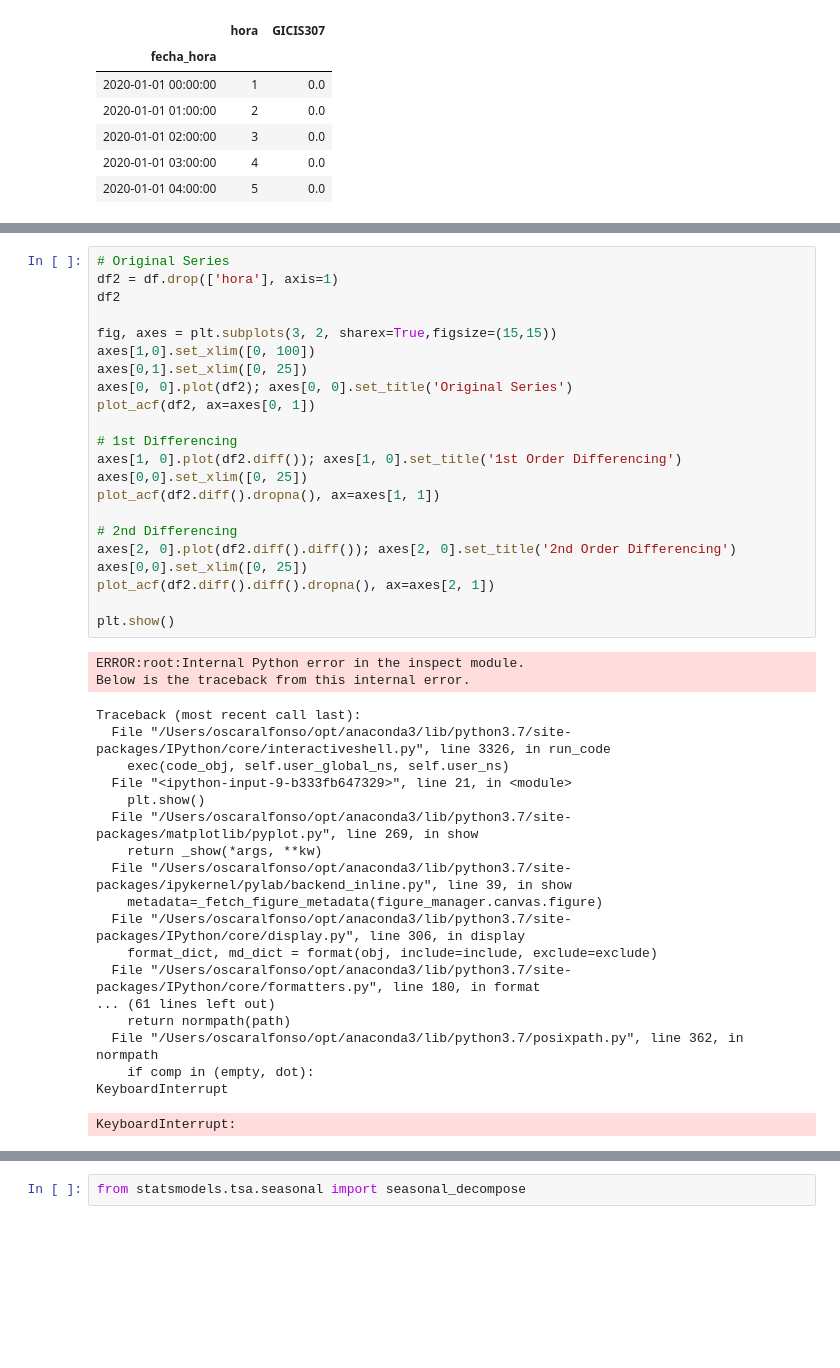
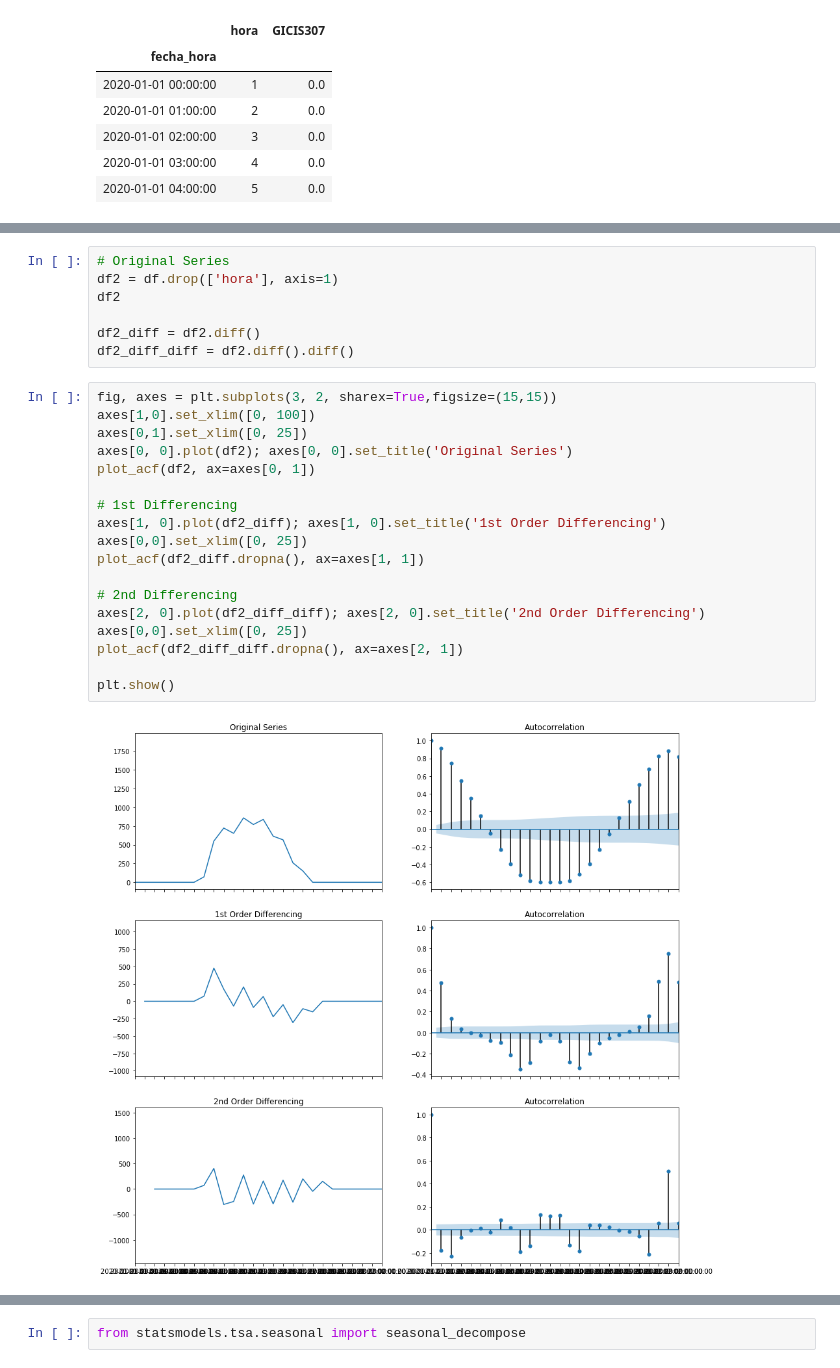
Before and after one commit to oscaralfonso17/Plantas_Intermitentes, a Jupyter notebook: Time Series Analysis/GICIS307.ipynb, the cells around one changed output, grey strips where cells are left out. Saved outputs shown, nothing was run; the diff lists cells and outputs as text; blank space fills up the shorter version.

```diff
--- a/Time Series Analysis/GICIS307.ipynb
+++ b/Time Series Analysis/GICIS307.ipynb
@@ -71,46 +73,30 @@ plt.show()
+# %%
+# Original Series
+df2 = df.drop(['hora'], axis=1)
+df2
+
+df2_diff = df2.diff()
+df2_diff_diff = df2.diff().diff()
 # %%
-# Original Series
-df2 = df.drop(['hora'], axis=1)
-df2
-
 fig, axes = plt.subplots(3, 2, sharex=True,figsize=(15,15))
 axes[1,0].set_xlim([0, 100])
 axes[0,1].set_xlim([0, 25])
 axes[0, 0].plot(df2); axes[0, 0].set_title('Original Series')
 plot_acf(df2, ax=axes[0, 1])
 
 # 1st Differencing
-axes[1, 0].plot(df2.diff()); axes[1, 0].set_title('1st Order Differencing')
+axes[1, 0].plot(df2_diff); axes[1, 0].set_title('1st Order Differencing')
 axes[0,0].set_xlim([0, 25])
-plot_acf(df2.diff().dropna(), ax=axes[1, 1])
+plot_acf(df2_diff.dropna(), ax=axes[1, 1])
 
 # 2nd Differencing
-axes[2, 0].plot(df2.diff().diff()); axes[2, 0].set_title('2nd Order Differencing')
+axes[2, 0].plot(df2_diff_diff); axes[2, 0].set_title('2nd Order Differencing')
 axes[0,0].set_xlim([0, 25])
-plot_acf(df2.diff().diff().dropna(), ax=axes[2, 1])
+plot_acf(df2_diff_diff.dropna(), ax=axes[2, 1])
 
 plt.show()
 # %% [output]
-ERROR:root:Internal Python error in the inspect module.
-Below is the traceback from this internal error.
-Traceback (most recent call last):
-  File "/Users/oscaralfonso/opt/anaconda3/lib/python3.7/site-packages/IPython/core/interactiveshell.py", line 3326, in run_code
-    exec(code_obj, self.user_global_ns, self.user_ns)
-  File "<ipython-input-9-b333fb647329>", line 21, in <module>
-    plt.show()
-  File "/Users/oscaralfonso/opt/anaconda3/lib/python3.7/site-packages/matplotlib/pyplot.py", line 269, in show
-    return _show(*args, **kw)
-  File "/Users/oscaralfonso/opt/anaconda3/lib/python3.7/site-packages/ipykernel/pylab/backend_inline.py", line 39, in show
-    metadata=_fetch_figure_metadata(figure_manager.canvas.figure)
-  File "/Users/oscaralfonso/opt/anaconda3/lib/python3.7/site-packages/IPython/core/display.py", line 306, in display
-    format_dict, md_dict = format(obj, include=include, exclude=exclude)
-  File "/Users/oscaralfonso/opt/anaconda3/lib/python3.7/site-packages/IPython/core/formatters.py", line 180, in format
-... (61 lines left out)
-    return normpath(path)
-  File "/Users/oscaralfonso/opt/anaconda3/lib/python3.7/posixpath.py", line 362, in normpath
-    if comp in (empty, dot):
-KeyboardInterrupt
-KeyboardInterrupt:
+[figure, added]
 # %%
 #How to find the order of the AR term (p)
 plt.rcParams.update({'figure.figsize':(9,3), 'figure.dpi':120})
```
Also changed, not shown: parts of 11 cells of this notebook, 10 other files.
